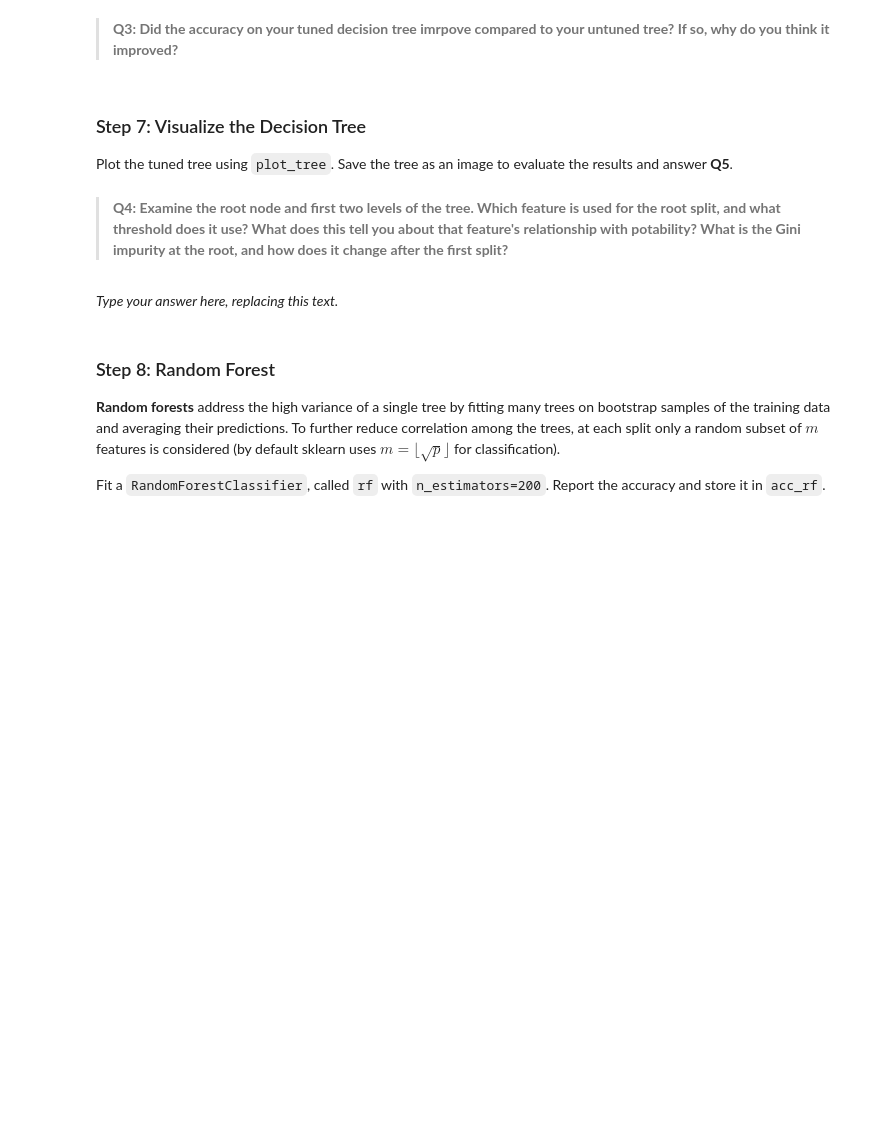
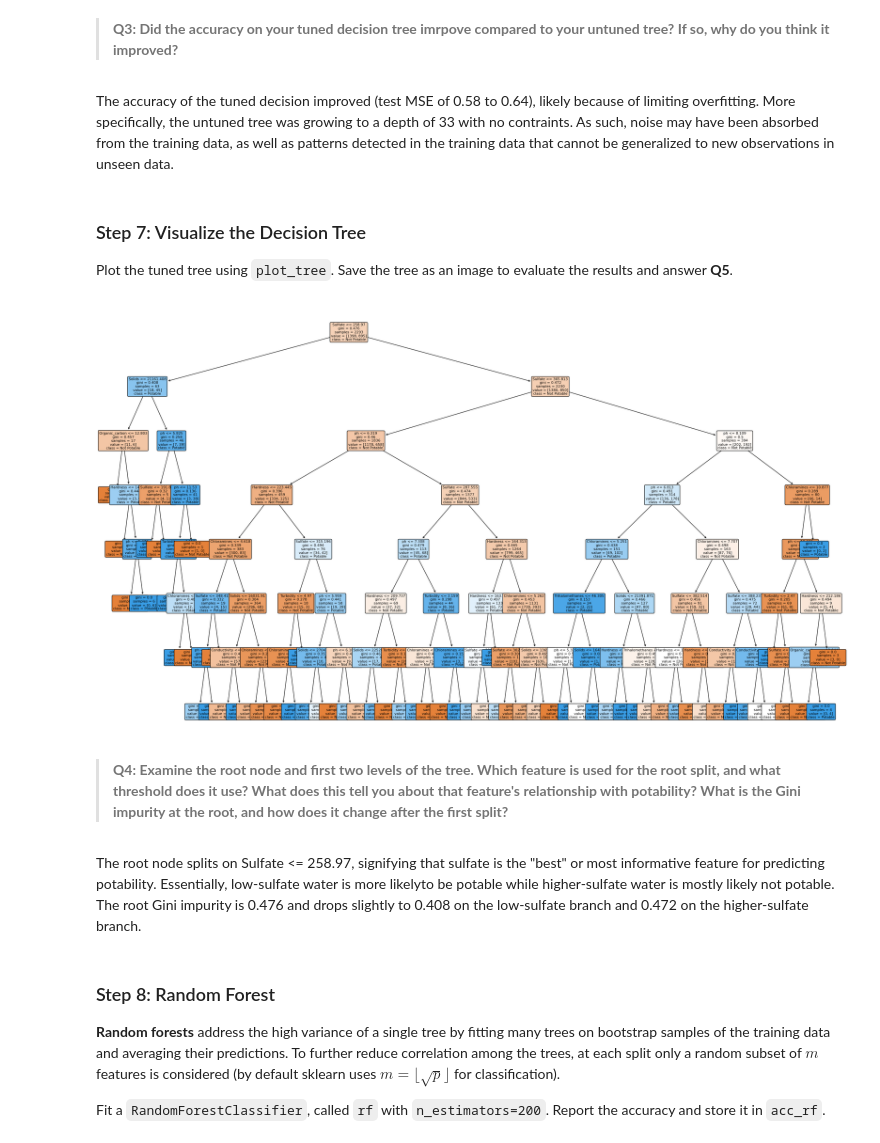
Before and after one commit to vedikaS-byte/assignment-3, a Jupyter notebook: task2/hw3-task2.ipynb, the cells around one changed output. Cells and saved outputs as stored; diff of their text form; code cells hidden in the pictures; blank space fills up the shorter version.

```diff
--- a/task2/hw3-task2.ipynb
+++ b/task2/hw3-task2.ipynb
@@ -242,6 +243,8 @@ q4 results: All test cases passed!
 <!-- BEGIN QUESTION -->
 
 >**Q3: Did the accuracy on your tuned decision tree imrpove compared to your untuned tree? If so, why do you think it improved?**
+# %% [markdown]
+The accuracy of the tuned decision improved (test MSE of 0.58 to 0.64), likely because of limiting overfitting. More specifically, the untuned tree was growing to a depth of 33 with no contraints. As such, noise may have been absorbed from the training data, as well as patterns detected in the training data that cannot be generalized to new observations in unseen data.
 # %% [markdown]
 <!-- END QUESTION -->
 
@@ -250,10 +253,29 @@ q4 results: All test cases passed!
 ### Step 7: Visualize the Decision Tree
 
 Plot the tuned tree using `plot_tree`. Save the tree as an image to evaluate the results and answer **Q5**.
+# %%
+# Plot
+fig, ax = plt.subplots(figsize=(24, 14))
+
+# Create tree
+plot_tree(
+    dt_opt,
+    feature_names= X_train.columns,
+    class_names= ["Not Potable", "Potable"], # Classes
+    filled=True,
+    rounded=True,
+    fontsize=8,
+    ax=ax
+)
+plt.tight_layout()
+plt.savefig("tuned_tree.png")
+plt.show()
+# %% [output]
+[figure, added]
 # %% [markdown]
 > **Q4: Examine the root node and first two levels of the tree. Which feature is used for the root split, and what threshold does it use? What does this tell you about that feature's relationship with potability? What is the Gini impurity at the root, and how does it change after the first split?**
 # %% [markdown]
-_Type your answer here, replacing this text._
+The root node splits on Sulfate <= 258.97, signifying that sulfate is the "best" or most informative feature for predicting potability. Essentially, low-sulfate water is more likelyto be potable while higher-sulfate water is mostly likely not potable. The root Gini impurity is 0.476 and drops slightly to 0.408 on the low-sulfate branch and 0.472 on the higher-sulfate branch.
 # %% [markdown]
 <!-- END QUESTION -->
 
```
Also changed, not shown: parts of 5 cells of this notebook, 1 other file.
